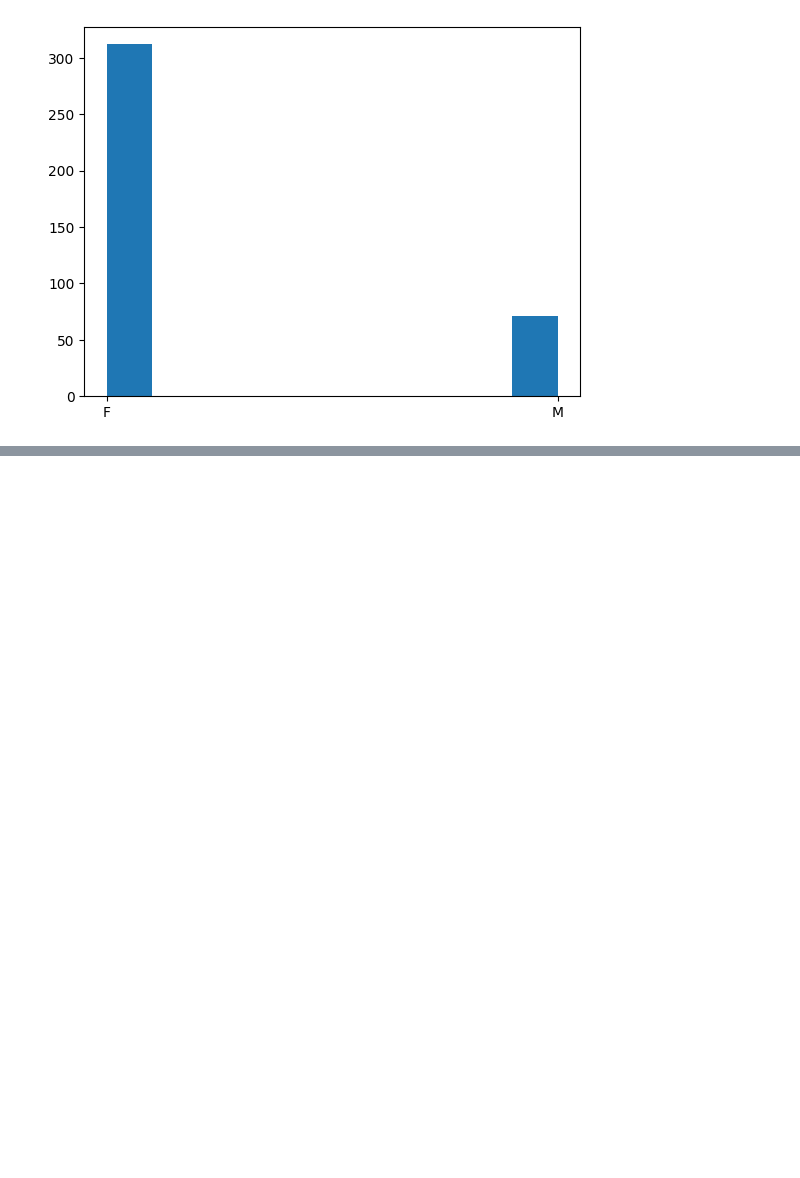
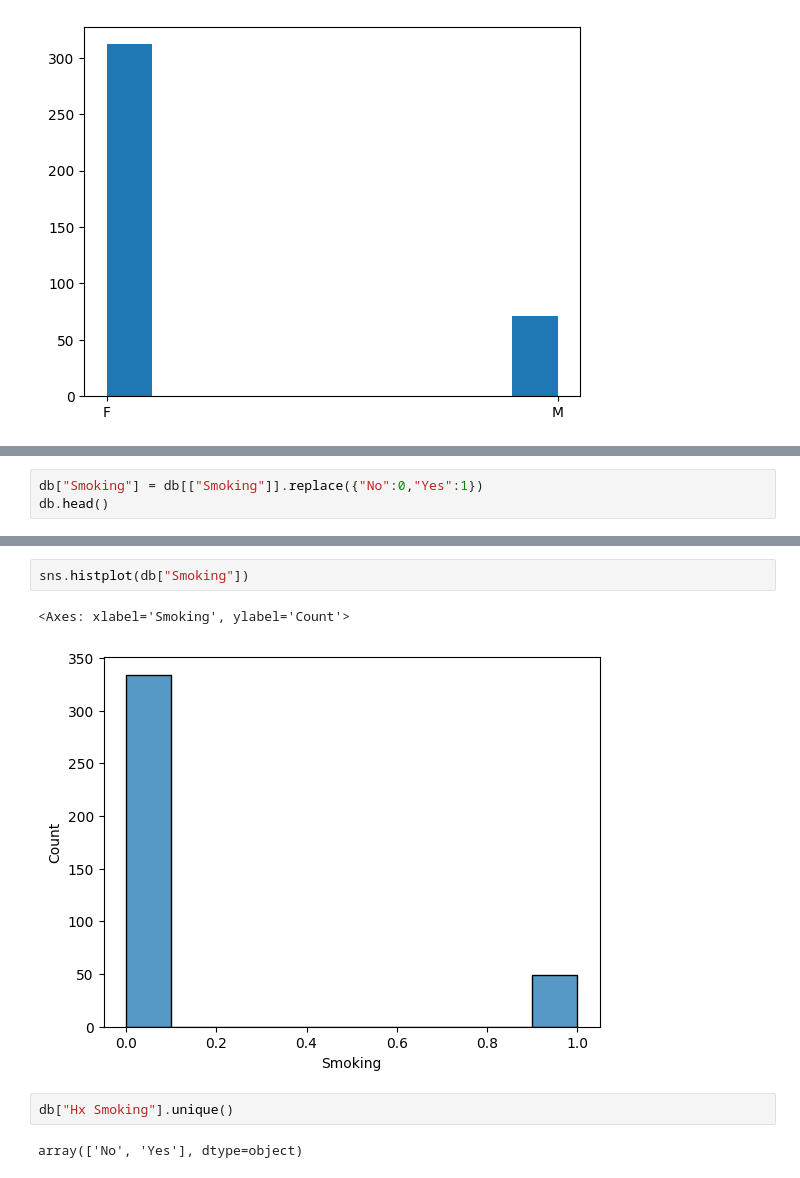
Before and after one commit to anshu-ui/thyroidDisease_model, a Jupyter notebook: data.ipynb, the cells around one changed output, grey strips where cells are left out. Drawn from its saved outputs; the diff is of its cells as text; blank space fills up the shorter version.

```diff
--- a/data.ipynb
+++ b/data.ipynb
@@ -54,0 +90,3 @@ plt.hist(db["Gender"])
+# %%
+db["Smoking"] = db[["Smoking"]].replace({"No":0,"Yes":1})
+db.head()
@@ -54,0 +100,9 @@ plt.hist(db["Gender"])
+# %%
+sns.histplot(db["Smoking"])
+# %% [output]
+<Axes: xlabel='Smoking', ylabel='Count'>
+[figure, added]
+# %%
+db["Hx Smoking"].unique()
+# %% [output]
+array(['No', 'Yes'], dtype=object)
```
Also changed, not shown: parts of 31 cells of this notebook.
